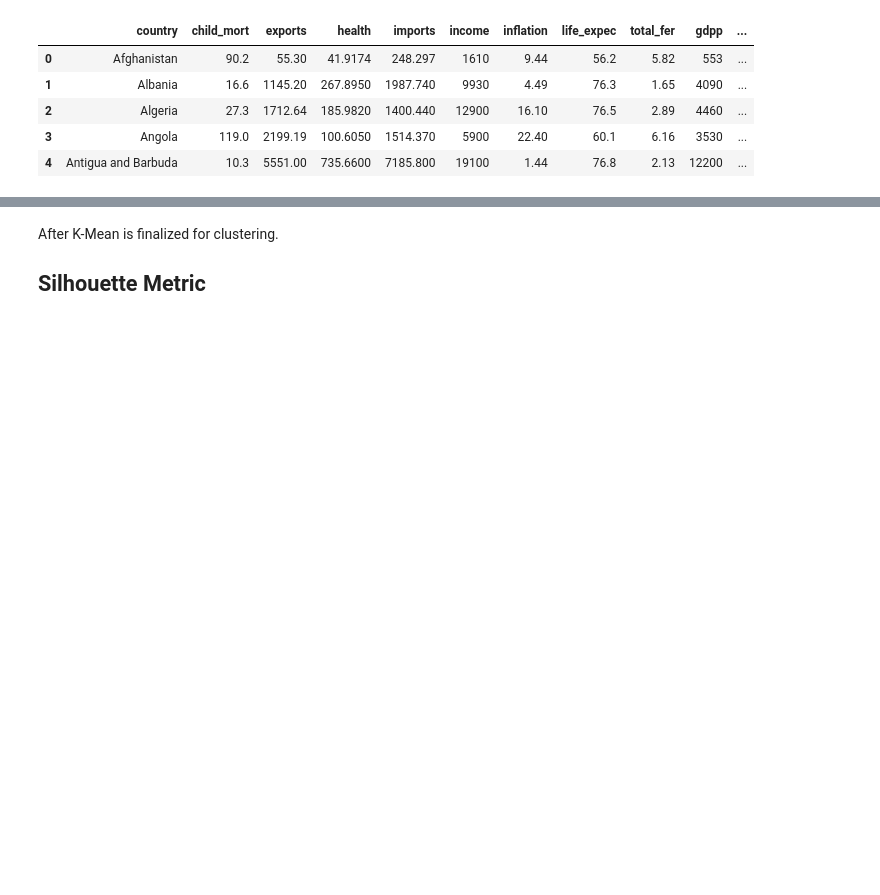
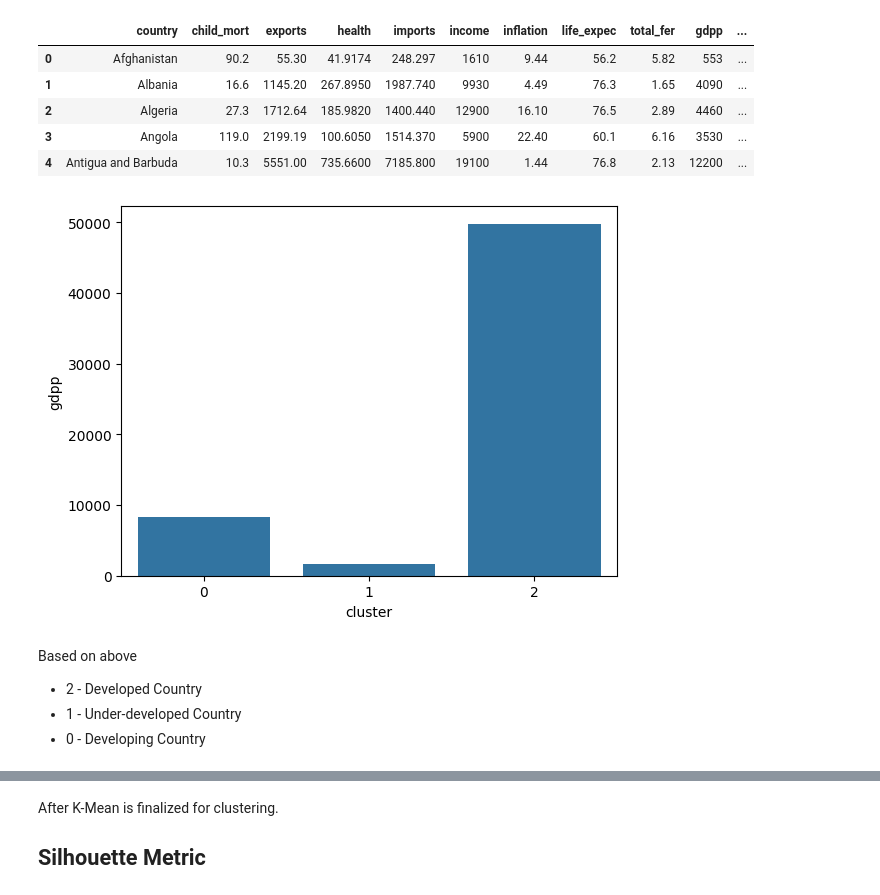
Before and after one commit to vmahawar/machine-learning-projects, a Jupyter notebook: country-clustering-on-socio-economic-factor/country-clustering-on-socio-economic-factor.ipynb, the cells around one changed output, grey strips where cells are left out. Cells and saved outputs as stored; diff of their text form; code cells hidden in the pictures; blank space fills up the shorter version.

```diff
--- a/country-clustering-on-socio-economic-factor/country-clustering-on-socio-economic-factor.ipynb
+++ b/country-clustering-on-socio-economic-factor/country-clustering-on-socio-economic-factor.ipynb
@@ -224,3 +245,13 @@ df.head()
 | 2 | Algeria | 27.3 | 1712.64 | 185.9820 | 1400.440 | 12900 | 16.10 | 76.5 | 2.89 | 4460 | ... |
 | 3 | Angola | 119.0 | 2199.19 | 100.6050 | 1514.370 | 5900 | 22.40 | 60.1 | 6.16 | 3530 | ... |
 | 4 | Antigua and Barbuda | 10.3 | 5551.00 | 735.6600 | 7185.800 | 19100 | 1.44 | 76.8 | 2.13 | 12200 | ... |
+# %%
+sns.barplot(x=df["cluster"],y=df["gdpp"],ci=None)
+plt.show()
+# %% [output]
+[figure, added]
+# %% [markdown]
+Based on above
+ - 2 - Developed Country
+ - 1 - Under-developed Country
+ - 0 - Developing Country
```
Also changed, not shown: parts of 18 cells of this notebook.
